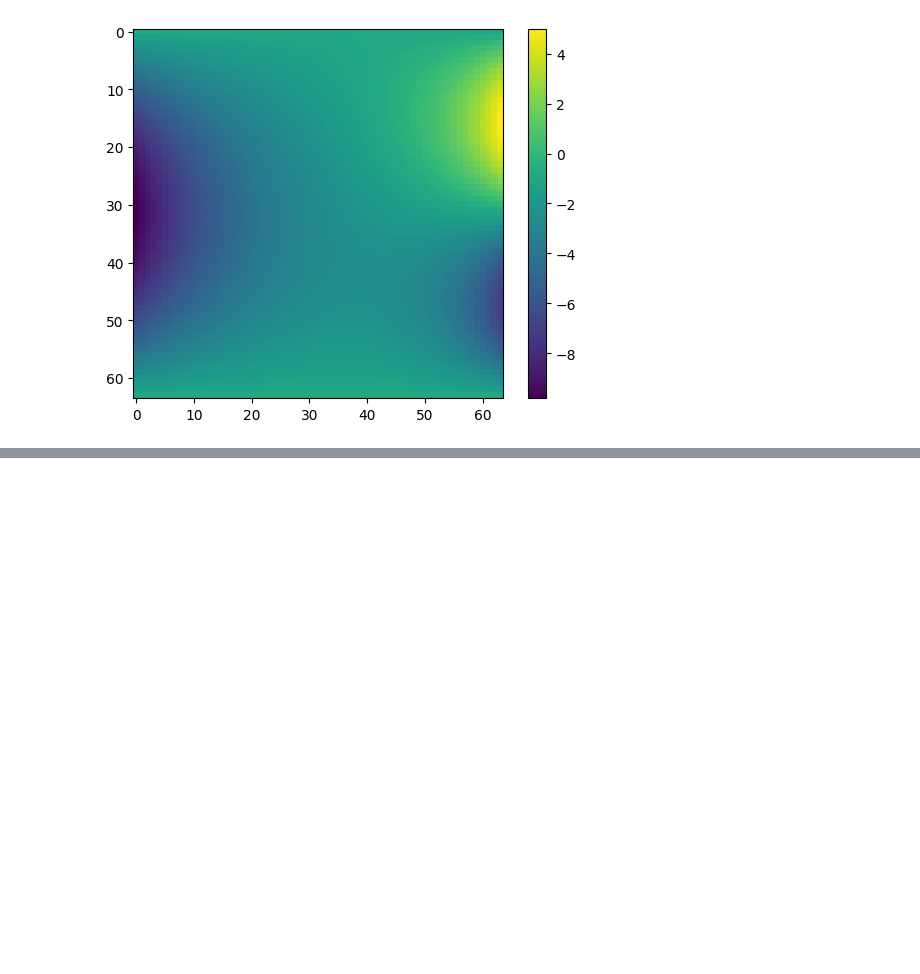
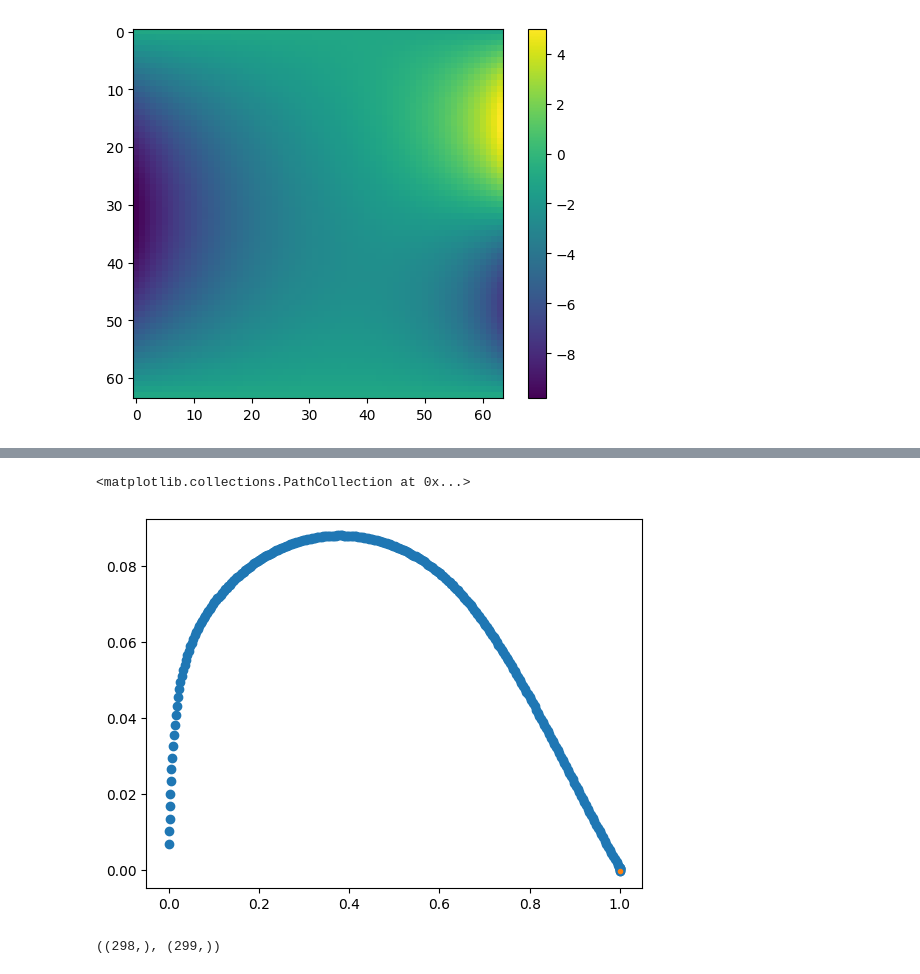
Before and after one commit to DavidRamosArchilla/denoising-diffusion-pytorch-fluid-mechanics, a Jupyter notebook: data_generation/download_and _read_datasets.ipynb, the cells around one changed output, grey strips where cells are left out. Cells and saved outputs as stored; diff of their text form; code cells hidden in the pictures; blank space fills up the shorter version.

```diff
--- a/data_generation/download_and _read_datasets.ipynb
+++ b/data_generation/download_and _read_datasets.ipynb
@@ -335,0 +356,11 @@ plt.colorbar()
+# %%
+# plt.scatter(x[:597//2], z[:597//2])
+plt.scatter(x[597//2:], z[597//2:])
+plt.scatter(x[298], z[298], marker='.')
+# %% [output]
+<matplotlib.collections.PathCollection at 0x...>
+[figure, added]
+# %%
+x[:597//2].shape, x[597//2:].shape
+# %% [output]
+((298,), (299,))
```
Also changed, not shown: parts of 8 cells of this notebook, 2 other files.
